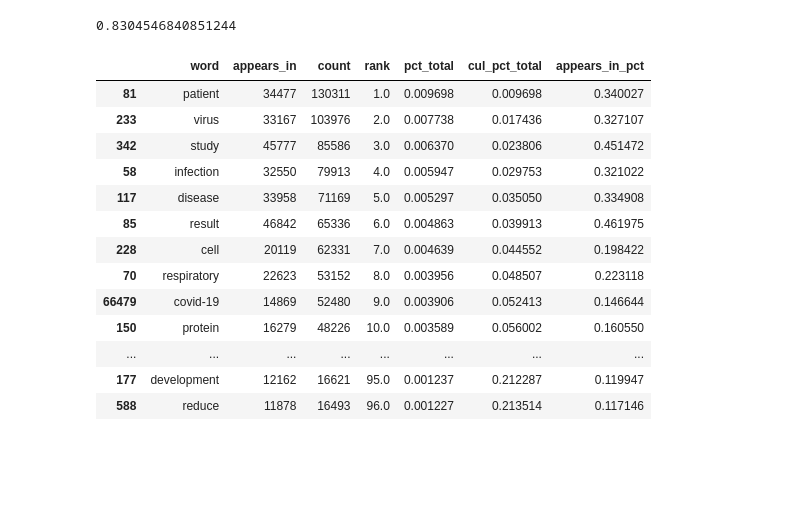
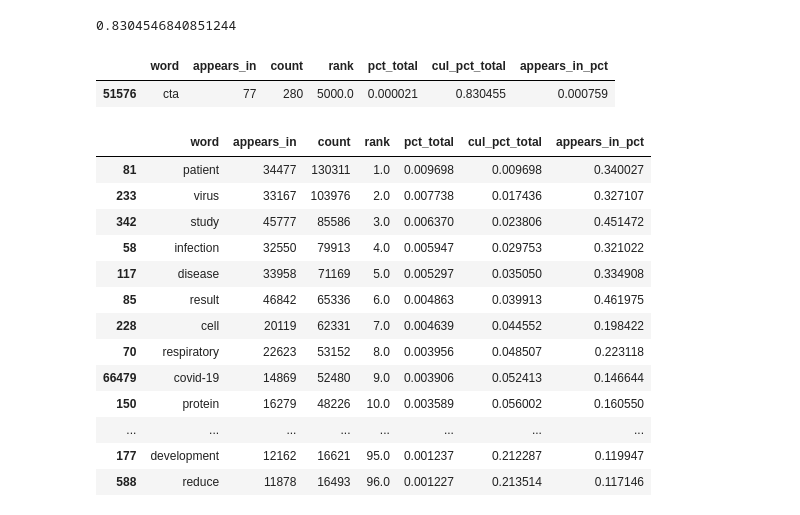
Before and after one commit to hurshd0/TREC-COVID-IR, a Jupyter notebook: notebooks/03_Train_CBOW_Word2Vec.ipynb, the cells around one changed output. Saved outputs shown, nothing was run; the diff lists cells and outputs as text; code cells hidden in the pictures; blank space fills up the shorter version.

```diff
--- a/notebooks/03_Train_CBOW_Word2Vec.ipynb
+++ b/notebooks/03_Train_CBOW_Word2Vec.ipynb
@@ -169,6 +169,11 @@ sns.lineplot(x='rank', y='cul_pct_total', data=wc);
 wc[wc['rank'] <= 5000]['cul_pct_total'].max()
 # %% [output]
 0.8304546840851244
+# %%
+wc[wc['rank'] == 5000]
+# %% [output]
+|  | word | appears_in | count | rank | pct_total | cul_pct_total | appears_in_pct |
+| 51576 | cta | 77 | 280 | 5000.0 | 0.000021 | 0.830455 | 0.000759 |
 # %%
 wc[wc['rank'] < 100.0]
 # %% [output]
```
Also changed, not shown: parts of 2 cells of this notebook, 21 other files.
